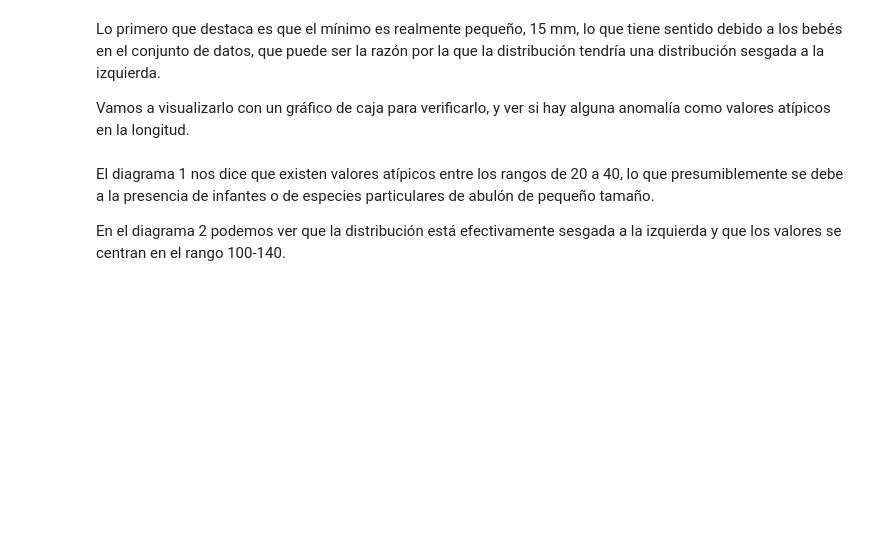
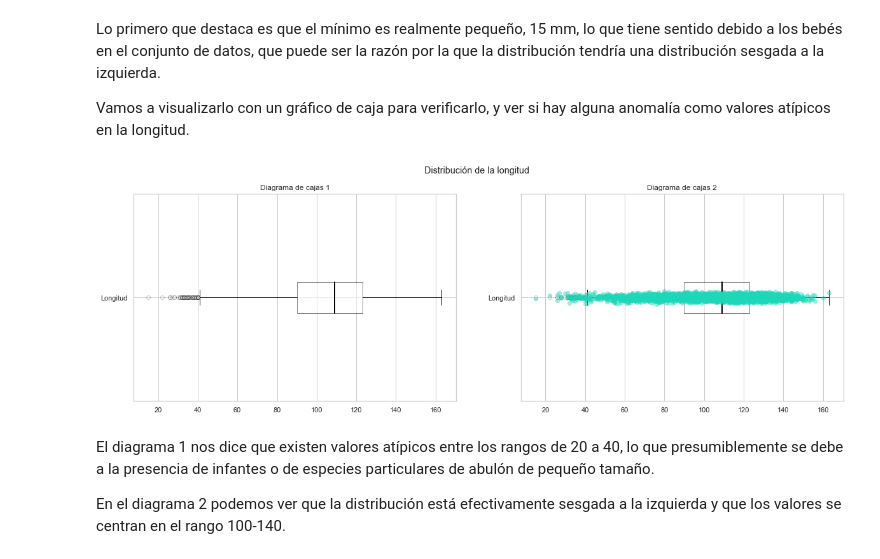
Before and after one commit to nubango/AprendizajeAutomatico, a Jupyter notebook: Proyecto Final/abalone.ipynb, the cells around one changed output. Cells and saved outputs as stored; diff of their text form; code cells hidden in the pictures; blank space fills up the shorter version.

```diff
--- a/Proyecto Final/abalone.ipynb
+++ b/Proyecto Final/abalone.ipynb
@@ -121,42 +171,40 @@ Lo primero que destaca es que el mínimo es realmente pequeño, 15 mm, lo que ti
 Vamos a visualizarlo con un gráfico de caja para verificarlo, y ver si hay alguna anomalía como valores atípicos en la longitud.
 # %%
 def restyle_boxplot(patch):
-    # change color and linewidth of the whiskers
     for whisker in patch['whiskers']:
         whisker.set(color='#000000', linewidth=1)
 
-    # change color and linewidth of the caps
     for cap in patch['caps']:
         cap.set(color='#000000', linewidth=1)
 
-    # change color and linewidth of the medians
     for median in patch['medians']:
         median.set(color='#000000', linewidth=2)
 
-    # change the style of fliers and their fill
     for flier in patch['fliers']:
         flier.set(marker='o', color='#000000', alpha=0.2)
 
     for box in patch["boxes"]:
         box.set(facecolor='#FFFFFF', alpha=0.5)
 
 def numeric_boxplot(numeric_df, label, title):
     figure = plt.figure(figsize=(20, 6))
     figure.suptitle(title)
     axes1 = figure.add_subplot(1, 2, 1)
     patch = axes1.boxplot(numeric_df, labels=[label], vert=False, showfliers = True, patch_artist=True, zorder=1)
     restyle_boxplot(patch)
     axes1.set_title('Diagrama de cajas 1')
     axes2 = figure.add_subplot(1, 2, 2)
     patch = axes2.boxplot(numeric_df, labels=[label], vert=False, patch_artist=True, zorder=1)
     restyle_boxplot(patch)
     axes2.set_title('Diagrama de cajas 2')
     y = np.random.normal(1, 0.01, size=len(numeric_df))
-    axes2.plot(numeric_df, y, 'o', color='steelblue', alpha=0.4, zorder=2)
+    axes2.plot(numeric_df, y, 'o', color='#1DD7B9', alpha=0.4, zorder=2)
     plt.show()
     plt.close()
 
-numeric_boxplot(df.length, 'Length', 'Distribución de la longitud')
+numeric_boxplot(df.length, 'Longitud', 'Distribución de la longitud')
+# %% [output]
+[figure, added]
 # %% [markdown]
 El diagrama 1 nos dice que existen valores atípicos entre los rangos de 20 a 40, lo que presumiblemente se debe a la presencia de infantes o de especies particulares de abulón de pequeño tamaño.
 
```
Also changed, not shown: parts of 30 cells of this notebook, 2 other files.
